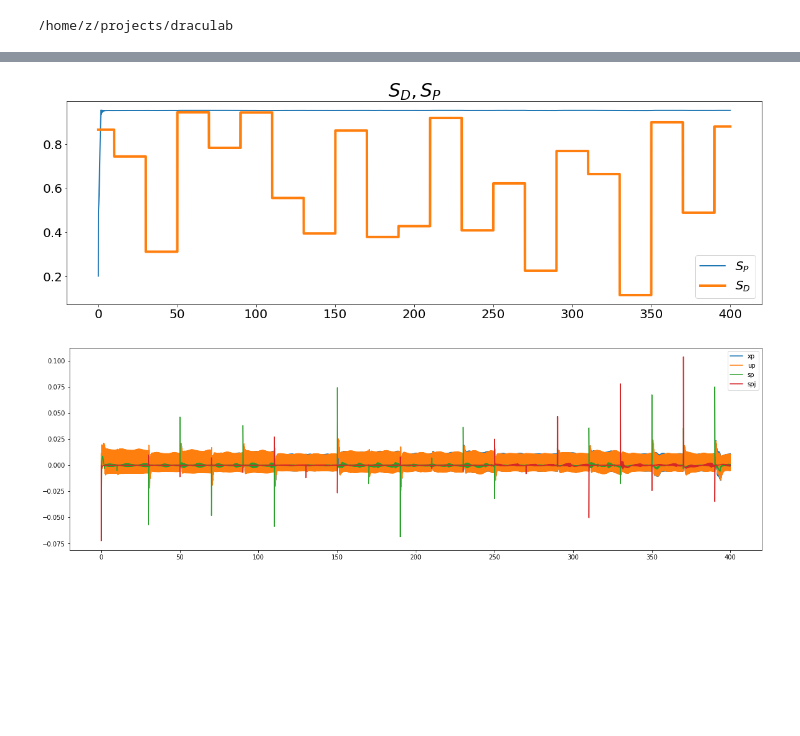
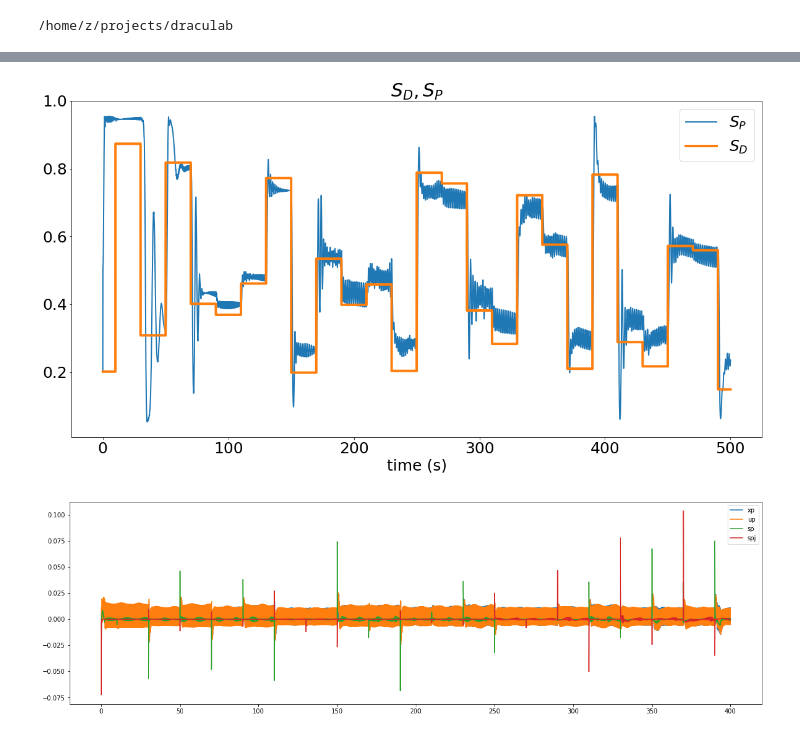
Before and after one commit to CNS-OIST/draculab, a Jupyter notebook: notebook/spinal/test3p2.ipynb, the cells around one changed output, grey strips where cells are left out. Saved outputs shown, nothing was run; the diff lists cells and outputs as text; code cells hidden in the pictures; blank space fills up the shorter version.

Commit message:
Code used to produce figures in initial NeurIPS submission.

```diff
--- a/notebook/spinal/test3p2.ipynb
+++ b/notebook/spinal/test3p2.ipynb
@@ -15,9 +15,10 @@ import time
 # %% [output]
 /home/z/projects/draculab
 # %%
+np.random.seed(123456)
 # Create the neuronal populations
 C_type = "am_pm" # unit type for the C population
-des_angs = 0.08 + 0.88*np.random.random(1000) # list of "predicted" angles
+des_angs = 0.1 + 0.8*np.random.random(1000) # list of "predicted" angles
 pres_interv = 20. # interval that desired values last
 par_heter = 0.1 # range of heterogeneity as a fraction of the original value
 randz = lambda : (1. + par_heter*(np.random.rand()-0.5))
@@ -53,7 +54,7 @@ M_params = {'type' : unit_types.out_norm_am_sig,
             'tau_mid': 0.05,
             'tau_slow' : 2.,
             'tau' : 0.01 * randz2(),
-            'des_out_w_abs_sum' : 1. }
+            'des_out_w_abs_sum' : 1.5 }
 if C_type == "am_pm":
     init_base = np.array([0.5, 0.5, 2.*np.pi, 0.5])
     C_unit_type = unit_types.am_pm_oscillator
@@ -68,13 +69,13 @@ elif C_type == "am":
     C_unit_type = unit_types.am_oscillator
 C_params = {'type' : C_unit_type, #unit_types.am_pm_oscillator,
             'integ_meth' : 'odeint',
-            'tau_u' : 0.4 * randz2(), # 0.1
+            'tau_u' : 0.5 * randz2(), # 0.4*randz2()
             'tau_c' : 0.1 * randz2(), # 0.2
             'tau_t' : 1.,
             'tau_s' : 0.02,
             'init_val' : [r*init_base for r in np.random.random(2)],
             'multidim' : True,
-            'omega' : 6.*np.pi,
+            'omega' : 4.*np.pi,
             'F' : 'zero', #'input_sum',
             'tau_fast': 0.01,
             'tau_mid' : 0.05,
@@ -94,7 +95,7 @@ P_params = {'type' : plant_models.bouncy_pendulum,
             'init_ang_vel' : 0.,
             'g' : 0.,
             'inp_gain' : 2.,
-            'mu' : 0.2,
+            'mu' : 0.22,
             'bound_angle' : True,
             'pi_visco' : 0.05,
             'tau' : 0.05 } # a made-up time constant for the plant
@@ -132,7 +133,7 @@ SPF__M_syn = {'type' : synapse_types.inp_corr,
 M__C_conn = {'rule': 'all_to_all',
              'delay': 0.02 }
 M__C_syn = {'type' : synapse_types.rga,
-            'lrate': 50.,
+            'lrate': 50., #50
             'inp_ports': 0,
             'init_w' : {'distribution':'uniform', 'low':0.05, 'high':.1} }
 # spinal units to plant
@@ -361,17 +362,18 @@ SP = [0.309065]
 # %%
 # A figure with more formatting
-SPF_fig = plt.figure(figsize=fs)
+SPF_fig = plt.figure(figsize=(20,10))
 SF_data = np.array(data[SF])
 SP_data = np.array(data[SP])
 plt.plot(times, SF_data.transpose(), label='$S_P$', linewidth=2)
 plt.plot(times, SP_data.transpose(), label='$S_D$', linewidth=4)
-plt.xticks(fontsize=20)
-plt.yticks(fontsize=20)
-plt.legend(fontsize=20)
+plt.xticks(fontsize=25)
+plt.yticks(fontsize=25)
+plt.legend(fontsize=25)
+plt.xlabel('time (s)', fontsize =25)
 plt.title('$S_D, S_P$', fontsize=30)
 plt.show()
 # %% [output]
-[figure, old version]
+[figure, new version]
 # %%
 # plot all factors in the M--C0 synaptic plasticity
 fs = (20,6)
```
Also changed, not shown: parts of 3 cells of this notebook, 1 other file.
